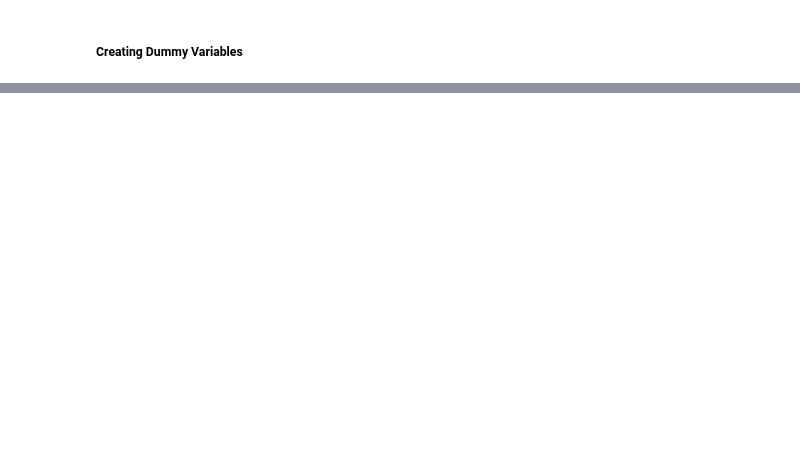
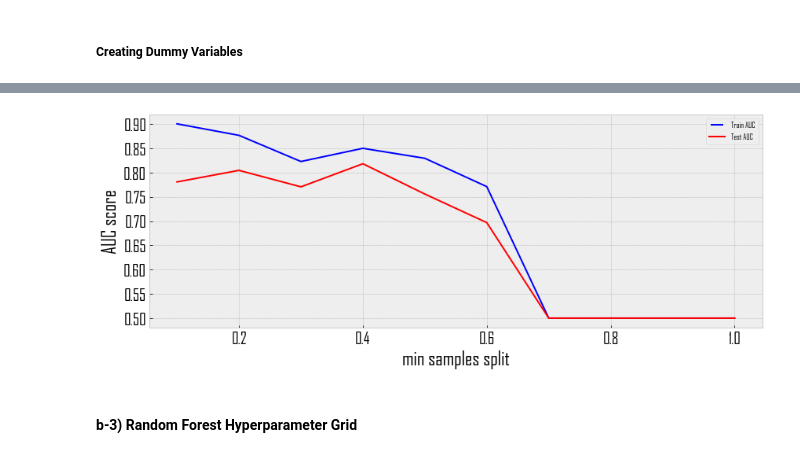
Before and after one commit to gorkemguneser/Heart-Disease-Classifications-Machine-Learning, a Jupyter notebook: code.ipynb, the cells around one changed output, grey strips where cells are left out. Cells and saved outputs as stored; diff of their text form; code cells hidden in the pictures; blank space fills up the shorter version.

```diff
--- a/code.ipynb
+++ b/code.ipynb
@@ -223,0 +538,40 @@ sns.heatmap(data.drop(columns=categorical_columns).corr(),annot=True)
+# %%
+# ROC Curve for min_samples_split
+
+min_samples_splits = np.linspace(0.1, 1.0, 10, endpoint=True)
+train_results = []
+test_results = []
+
+for min_samples_split in min_samples_splits:
+    rf = RandomForestClassifier(max_depth=5,n_estimators=10,min_samples_split=min_samples_split)
+    rf.fit(X_train, y_train)
+
+    train_pred = rf.predict(X_train)
+
+    false_positive_rate, true_positive_rate, thresholds = roc_curve(y_train, train_pred)
+    roc_auc = auc(false_positive_rate, true_positive_rate)
+    train_results.append(roc_auc)
+
+    y_pred_rf = rf.predict(X_test)
+
+    false_positive_rate, true_positive_rate, thresholds = roc_curve(y_test, y_pred_rf)
+    roc_auc = auc(false_positive_rate, true_positive_rate)
+    test_results.append(roc_auc)
+
+from matplotlib.legend_handler import HandlerLine2D
+
+line1, = plt.plot(min_samples_splits, train_results, "b" ,label="Train AUC")
+line2, = plt.plot(min_samples_splits, test_results, "r", label="Test AUC")
+
+plt.legend(handler_map={line1: HandlerLine2D(numpoints=2)})
+
+plt.ylabel("AUC score",size=25)
+plt.xlabel("min samples split",size=25)
+plt.xticks(size=20)
+plt.yticks(size=20)
+#plt.savefig("minsamplesplit.png",dpi=300)
+plt.show()
+# %% [output]
+[figure, added]
+# %% [markdown]
+#### b-3) Random Forest Hyperparameter Grid
```
Also changed, not shown: parts of 58 cells of this notebook.
